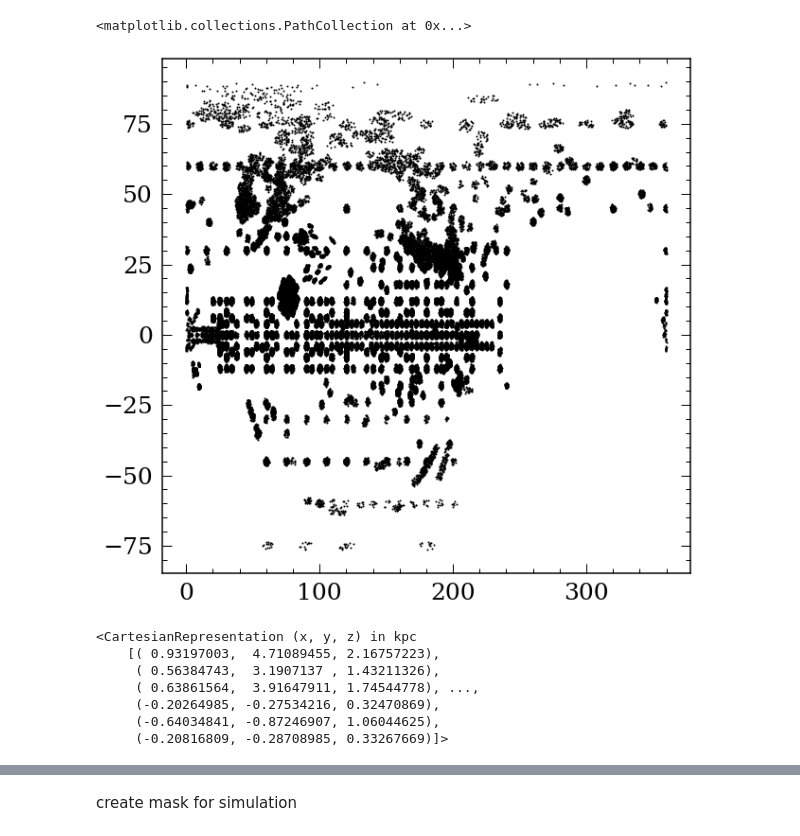
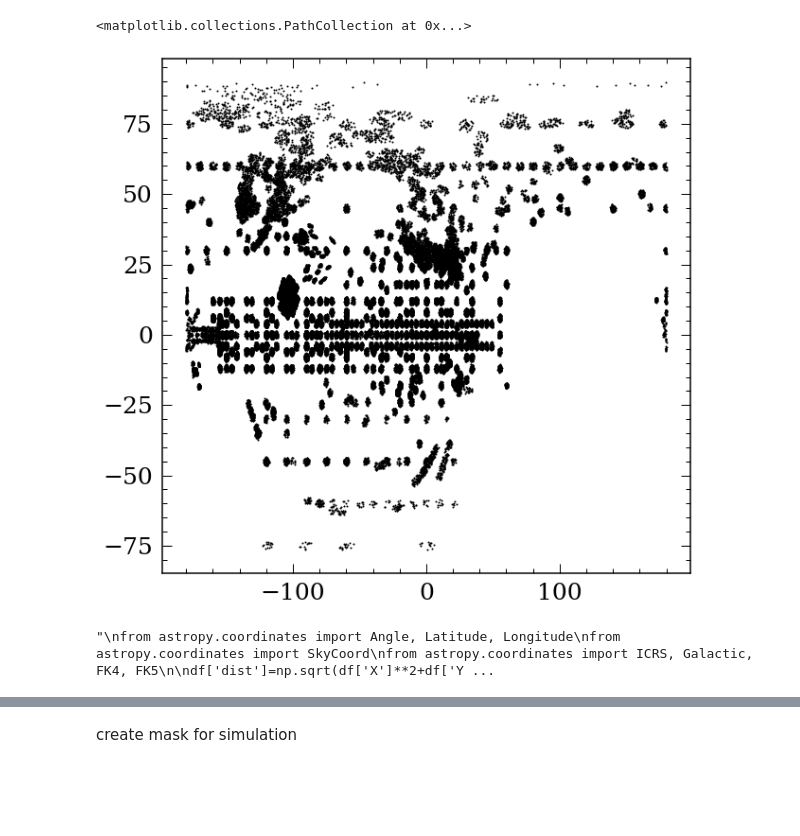
Before and after one commit to lyx12311/BuckSimulation, a Jupyter notebook: Data.ipynb, the cells around one changed output, grey strips where cells are left out. Drawn from its saved outputs; the diff is of its cells as text; code cells hidden in the pictures; blank space fills up the shorter version.

```diff
--- a/Data.ipynb
+++ b/Data.ipynb
@@ -3,7 +3,9 @@ from HeaderP import *
 # %%
 df=pd.read_pickle('../SecondYear_2/Data/CannonDR16_cut.pkl')
 # %%
+df['GLON']=df['GLON']-180
+df['dist']=df['dist']=np.sqrt(df['X']**2+df['Y']**2)
 plt.scatter(df['GLON'],df['GLAT'],s=1,c='k')
 # %% [output]
 <matplotlib.collections.PathCollection at 0x...>
-[figure, old version]
+[figure, new version]
@@ -14,13 +12,22 @@ from astropy.coordinates import ICRS, Galactic, FK4, FK5
 # %%
+"""
+from astropy.coordinates import Angle, Latitude, Longitude
+from astropy.coordinates import SkyCoord
+from astropy.coordinates import ICRS, Galactic, FK4, FK5
+
 df['dist']=np.sqrt(df['X']**2+df['Y']**2)
 df=df.dropna(subset=['dist'])
 c = SkyCoord(df['RA'].values*u.deg, df['DEC'].values*u.deg, distance=df['dist'].values*u.kpc,frame='icrs')
 c.cartesian
+
+plt.scatter(c.cartesian.x,c.cartesian.y,s=1,c='k',alpha=0.2)
+d=SkyCoord(c.cartesian.x, c.cartesian.y, c.cartesian.z, representation='cartesian')
+
+d.representation = 'spherical'
+d
+
+plt.scatter(d.ra,d.dec,s=1,c='k')
+plt.scatter(df['RA'],df['DEC'],s=1,c='r')
+"""
 # %% [output]
-<CartesianRepresentation (x, y, z) in kpc
-    [( 0.93197003,  4.71089455, 2.16757223),
-     ( 0.56384743,  3.1907137 , 1.43211326),
-     ( 0.63861564,  3.91647911, 1.74544778), ...,
-     (-0.20264985, -0.27534216, 0.32470869),
-     (-0.64034841, -0.87246907, 1.06044625),
-     (-0.20816809, -0.28708985, 0.33267669)]>
+"\nfrom astropy.coordinates import Angle, Latitude, Longitude\nfrom astropy.coordinates import SkyCoord\nfrom astropy.coordinates import ICRS, Galactic, FK4, FK5\n\ndf['dist']=np.sqrt(df['X']**2+df['Y ...
```
Also changed, not shown: parts of 42 cells of this notebook, 2 other files.
